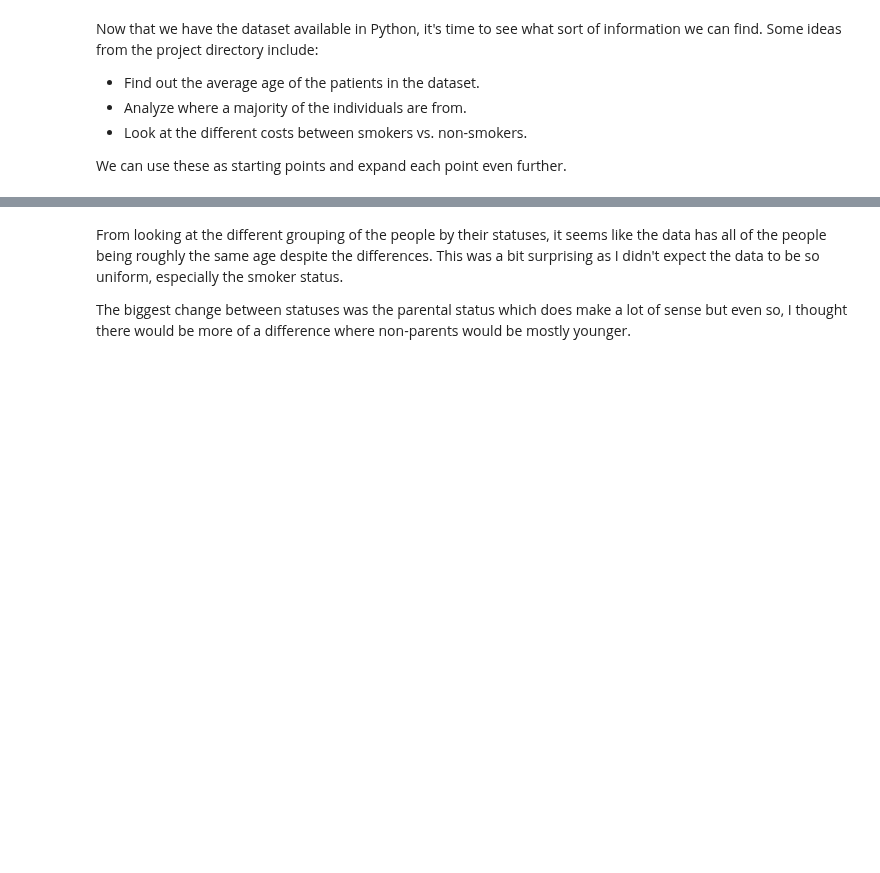
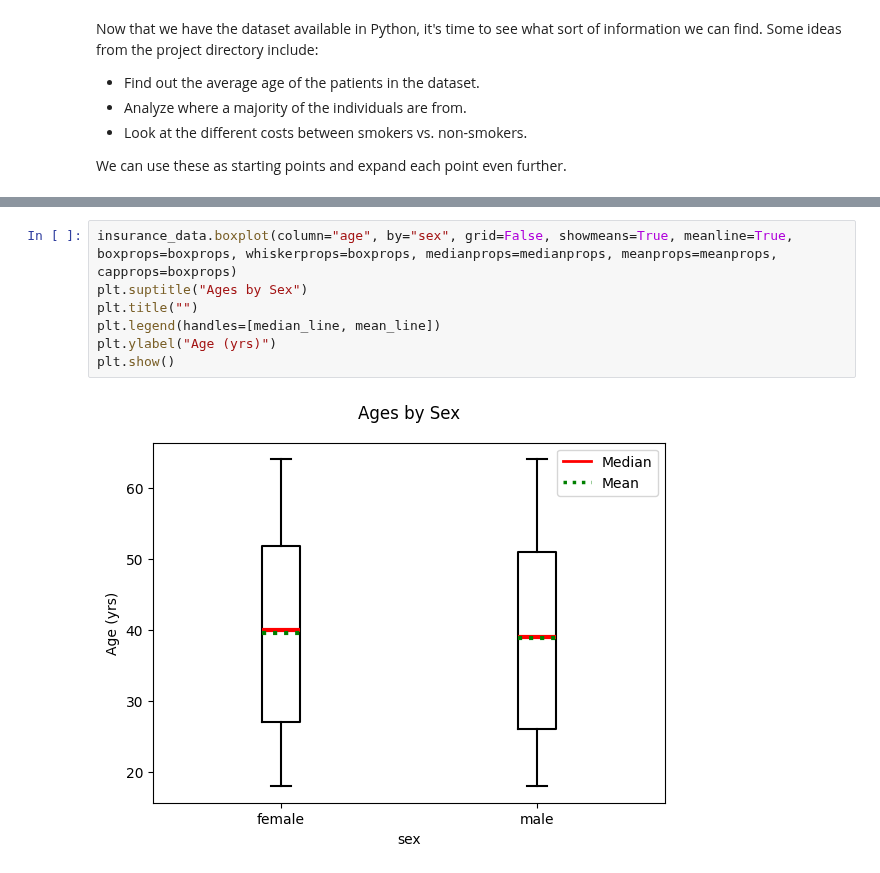
Before and after one commit to LucasCroslyn/CodingProblems, a Jupyter notebook: CodeCademy/Data Science Foundations Skill Path/Medical Insurance Full Project/us-medical-insurance-costs.ipynb, the cells around one changed output, grey strips where cells are left out. Drawn from its saved outputs; the diff is of its cells as text; blank space fills up the shorter version.

```diff
--- a/CodeCademy/Data Science Foundations Skill Path/Medical Insurance Full Project/us-medical-insurance-costs.ipynb
+++ b/CodeCademy/Data Science Foundations Skill Path/Medical Insurance Full Project/us-medical-insurance-costs.ipynb
@@ -120,4 +113,9 @@ insurance_data.groupby('parent')['age'].describe().round(0)
-# %% [markdown]
-From looking at the different grouping of the people by their statuses, it seems like the data has all of the people being roughly the same age despite the differences. This was a bit surprising as I didn't expect the data to be so uniform, especially the smoker status.
-
-The biggest change between statuses was the parental status which does make a lot of sense but even so, I thought there would be more of a difference where non-parents would be mostly younger.
+# %%
+insurance_data.boxplot(column="age", by="sex", grid=False, showmeans=True, meanline=True, boxprops=boxprops, whiskerprops=boxprops, medianprops=medianprops, meanprops=meanprops, capprops=boxprops)
+plt.suptitle("Ages by Sex")
+plt.title("")
+plt.legend(handles=[median_line, mean_line])
+plt.ylabel("Age (yrs)")
+plt.show()
+# %% [output]
+[figure, added]
```
Also changed, not shown: parts of 35 cells of this notebook.
